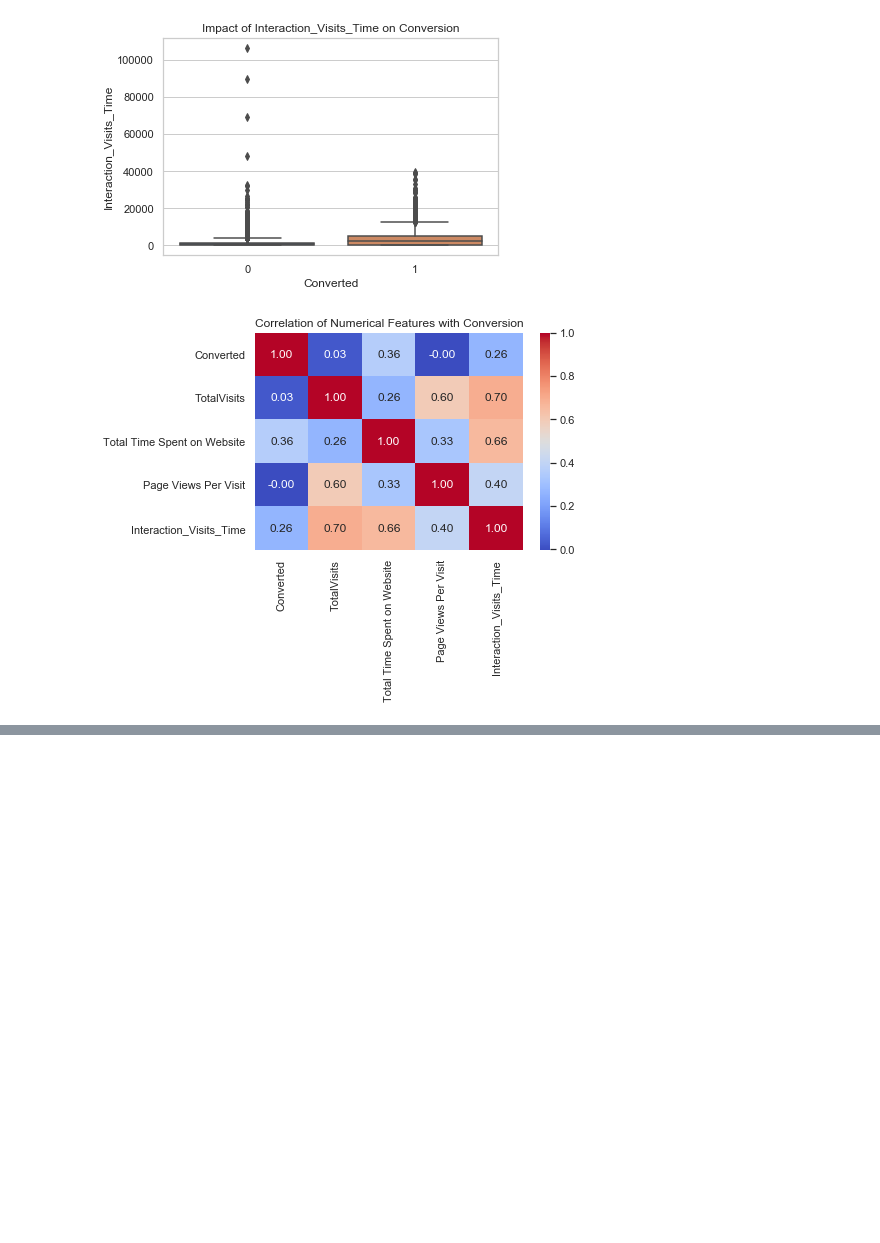
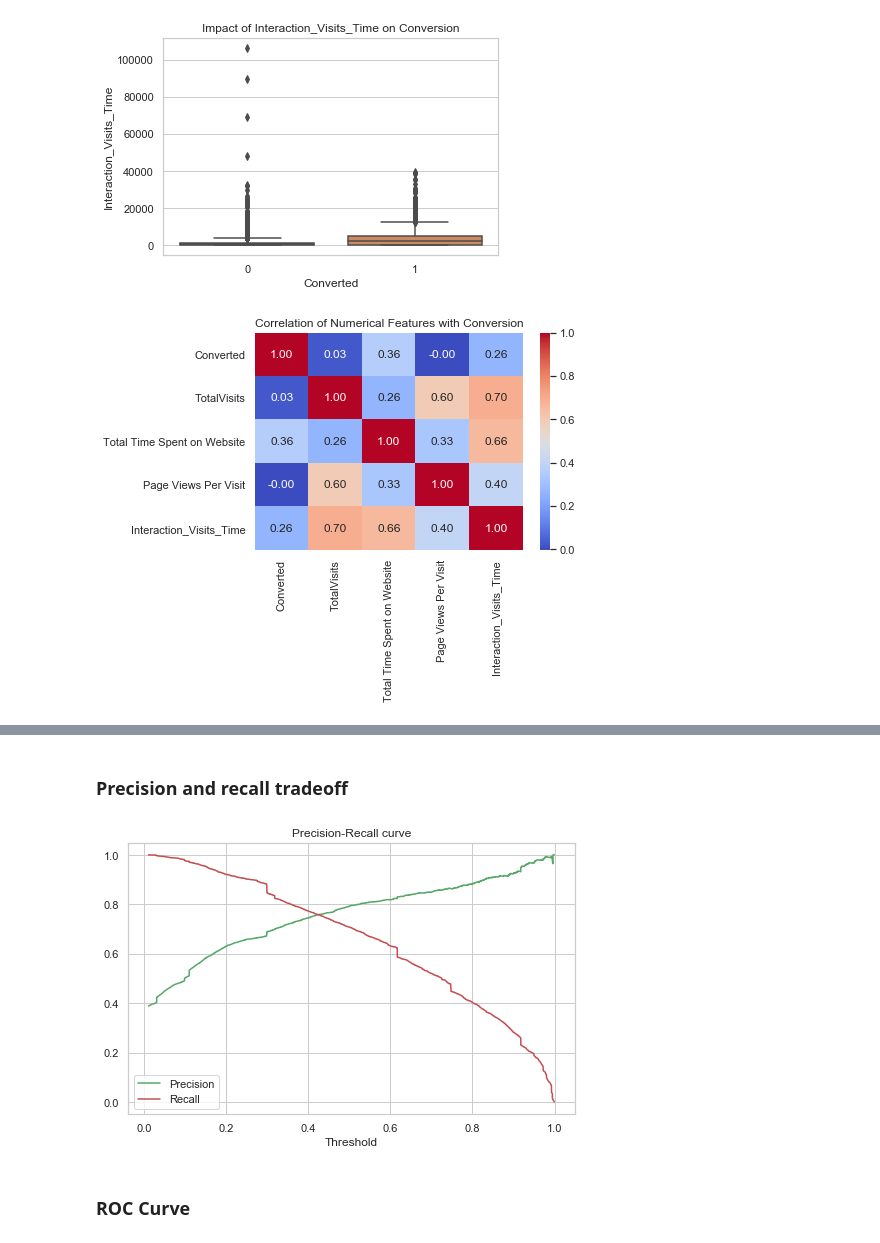
Before and after one commit to suchindran8/Lead-Scoring-Assignment, a Jupyter notebook: Lead Scoring Assignment Solution.ipynb, the cells around one changed output, grey strips where cells are left out. Saved outputs shown, nothing was run; the diff lists cells and outputs as text; code cells hidden in the pictures; blank space fills up the shorter version.

```diff
--- a/Lead Scoring Assignment Solution.ipynb
+++ b/Lead Scoring Assignment Solution.ipynb
@@ -520,0 +697,9 @@ data.drop(['Interaction_Visits_Time'], axis=1, inplace=True)
+# %%
+# Resetting indices to make sure they align
+X_train_scaled_selected = X_train_scaled_selected.reset_index(drop=True)
+y_train = y_train.reset_index(drop=True)
+
+X_train_sm = sm.add_constant(X_train_scaled_selected)
+logm1 = sm.GLM(y_train, X_train_sm, family = sm.families.Binomial())
+res = logm1.fit()
+res.summary()
@@ -520,0 +765,8 @@ data.drop(['Interaction_Visits_Time'], axis=1, inplace=True)
+# %%
+X_train_sm.drop(['What is your current occupation_Housewife'], axis = 1, inplace = True)
+# %%
+#Refit the model
+X_train_sm = sm.add_constant(X_train_sm)
+logm1 = sm.GLM(y_train, X_train_sm, family = sm.families.Binomial())
+res = logm1.fit()
+res.summary()
@@ -520,0 +833,4 @@ data.drop(['Interaction_Visits_Time'], axis=1, inplace=True)
+# %%
+# Predict the probabilities and binary outcomes using the trained model, with a cutoff of 0.5
+y_train_pred_prob = res.predict(X_train_sm)  # Ensure to add a constant if the model requires it
+y_train_pred = (y_train_pred_prob >= 0.5).astype(int)  # Convert probabilities to 0 or 1
@@ -520,0 +856,18 @@ data.drop(['Interaction_Visits_Time'], axis=1, inplace=True)
+# %% [markdown]
+### Precision and recall tradeoff
+# %%
+precision, recall, thresholds = precision_recall_curve(y_train, y_train_pred_prob)
+
+# Plotting the precision-recall curve
+plt.figure(figsize=(8, 5))
+plt.plot(thresholds, precision[:-1], "g-", label='Precision')
+plt.plot(thresholds, recall[:-1], "r-", label='Recall')
+plt.title('Precision-Recall curve')
+plt.xlabel('Threshold')
+plt.legend(loc='best')
+plt.grid(True)
+plt.show()
+# %% [output]
+[figure, added]
+# %% [markdown]
+### ROC Curve
```
Also changed, not shown: parts of 54 cells of this notebook.
